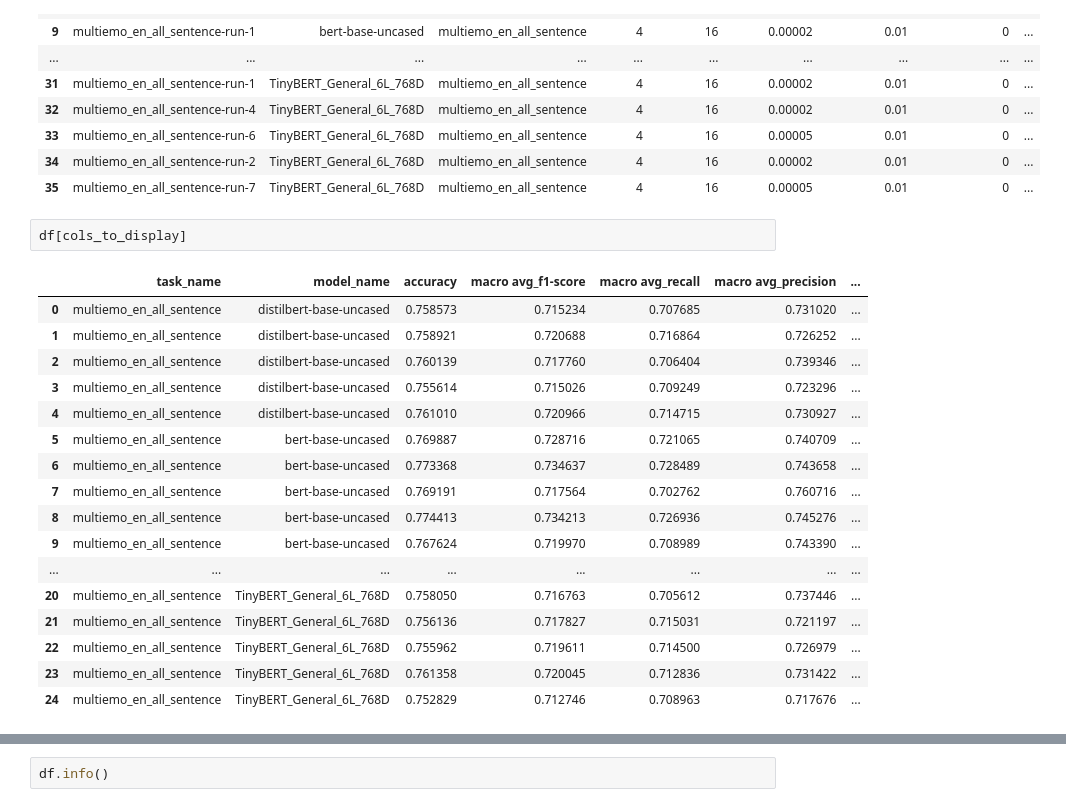
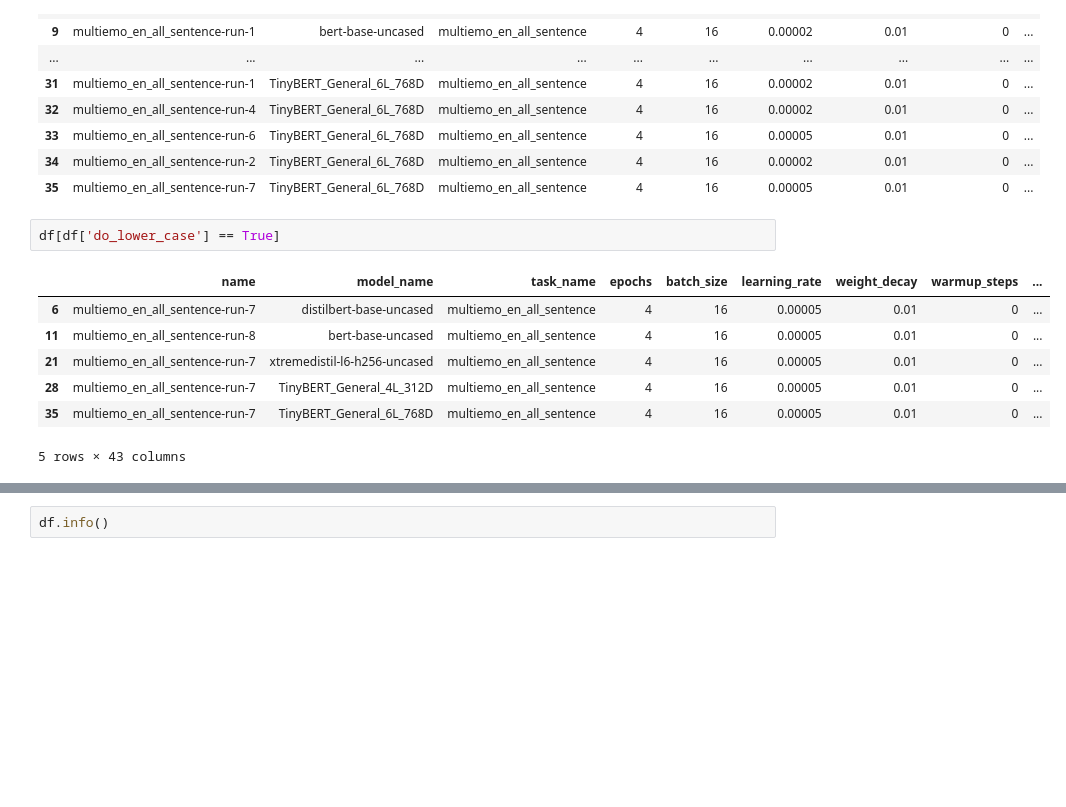
Before and after one commit to wojtek11530/DistilledVsNondistilled, a Jupyter notebook: notebooks/results_analysis_v2.ipynb, the cells around one changed output, grey strips where cells are left out. Saved outputs shown, nothing was run; the diff lists cells and outputs as text; blank space fills up the shorter version.

```diff
--- a/notebooks/results_analysis_v2.ipynb
+++ b/notebooks/results_analysis_v2.ipynb
@@ -268,22 +268,12 @@ with pd.option_context('display.max_columns', None):
 | 34 | multiemo_en_all_sentence-run-2 | TinyBERT_General_6L_768D | multiemo_en_all_sentence | 4 | 16 | 0.00002 | 0.01 | 0 | ... |
 | 35 | multiemo_en_all_sentence-run-7 | TinyBERT_General_6L_768D | multiemo_en_all_sentence | 4 | 16 | 0.00005 | 0.01 | 0 | ... |
 # %%
-df[cols_to_display]
+df[df['do_lower_case'] == True]
 # %% [output]
-|  | task_name | model_name | accuracy | macro avg_f1-score | macro avg_recall | macro avg_precision | ... |
-| 0 | multiemo_en_all_sentence | distilbert-base-uncased | 0.758573 | 0.715234 | 0.707685 | 0.731020 | ... |
-| 1 | multiemo_en_all_sentence | distilbert-base-uncased | 0.758921 | 0.720688 | 0.716864 | 0.726252 | ... |
-| 2 | multiemo_en_all_sentence | distilbert-base-uncased | 0.760139 | 0.717760 | 0.706404 | 0.739346 | ... |
-| 3 | multiemo_en_all_sentence | distilbert-base-uncased | 0.755614 | 0.715026 | 0.709249 | 0.723296 | ... |
-| 4 | multiemo_en_all_sentence | distilbert-base-uncased | 0.761010 | 0.720966 | 0.714715 | 0.730927 | ... |
-| 5 | multiemo_en_all_sentence | bert-base-uncased | 0.769887 | 0.728716 | 0.721065 | 0.740709 | ... |
-| 6 | multiemo_en_all_sentence | bert-base-uncased | 0.773368 | 0.734637 | 0.728489 | 0.743658 | ... |
-| 7 | multiemo_en_all_sentence | bert-base-uncased | 0.769191 | 0.717564 | 0.702762 | 0.760716 | ... |
-| 8 | multiemo_en_all_sentence | bert-base-uncased | 0.774413 | 0.734213 | 0.726936 | 0.745276 | ... |
-| 9 | multiemo_en_all_sentence | bert-base-uncased | 0.767624 | 0.719970 | 0.708989 | 0.743390 | ... |
-| ... | ... | ... | ... | ... | ... | ... | ... |
-| 20 | multiemo_en_all_sentence | TinyBERT_General_6L_768D | 0.758050 | 0.716763 | 0.705612 | 0.737446 | ... |
-| 21 | multiemo_en_all_sentence | TinyBERT_General_6L_768D | 0.756136 | 0.717827 | 0.715031 | 0.721197 | ... |
-| 22 | multiemo_en_all_sentence | TinyBERT_General_6L_768D | 0.755962 | 0.719611 | 0.714500 | 0.726979 | ... |
-| 23 | multiemo_en_all_sentence | TinyBERT_General_6L_768D | 0.761358 | 0.720045 | 0.712836 | 0.731422 | ... |
-| 24 | multiemo_en_all_sentence | TinyBERT_General_6L_768D | 0.752829 | 0.712746 | 0.708963 | 0.717676 | ... |
+|  | name | model_name | task_name | epochs | batch_size | learning_rate | weight_decay | warmup_steps | ... |
+| 6 | multiemo_en_all_sentence-run-7 | distilbert-base-uncased | multiemo_en_all_sentence | 4 | 16 | 0.00005 | 0.01 | 0 | ... |
+| 11 | multiemo_en_all_sentence-run-8 | bert-base-uncased | multiemo_en_all_sentence | 4 | 16 | 0.00005 | 0.01 | 0 | ... |
+| 21 | multiemo_en_all_sentence-run-7 | xtremedistil-l6-h256-uncased | multiemo_en_all_sentence | 4 | 16 | 0.00005 | 0.01 | 0 | ... |
+| 28 | multiemo_en_all_sentence-run-7 | TinyBERT_General_4L_312D | multiemo_en_all_sentence | 4 | 16 | 0.00005 | 0.01 | 0 | ... |
+| 35 | multiemo_en_all_sentence-run-7 | TinyBERT_General_6L_768D | multiemo_en_all_sentence | 4 | 16 | 0.00005 | 0.01 | 0 | ... |
+5 rows × 43 columns
```
Also changed, not shown: parts of 2 cells of this notebook, 1 other file.
